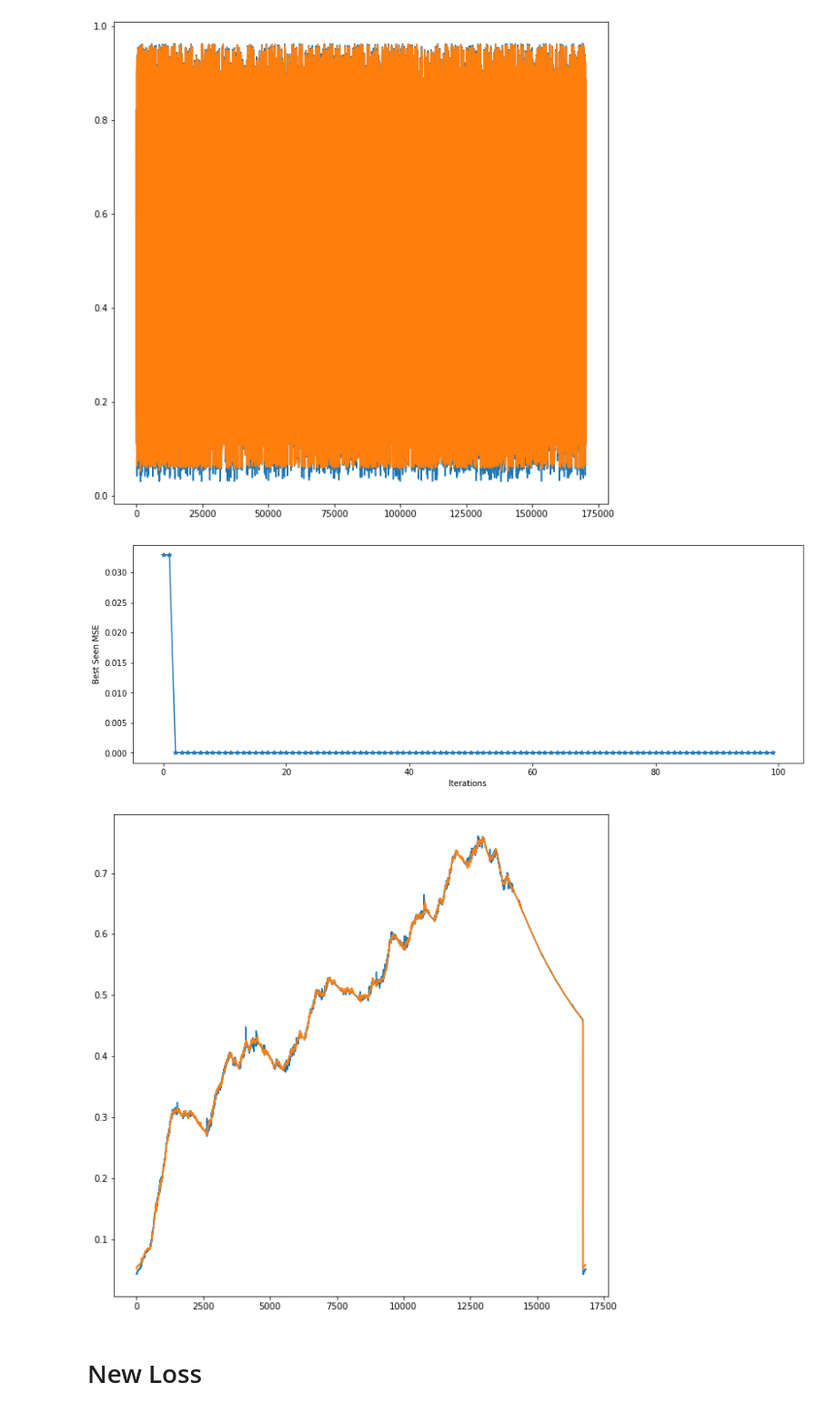
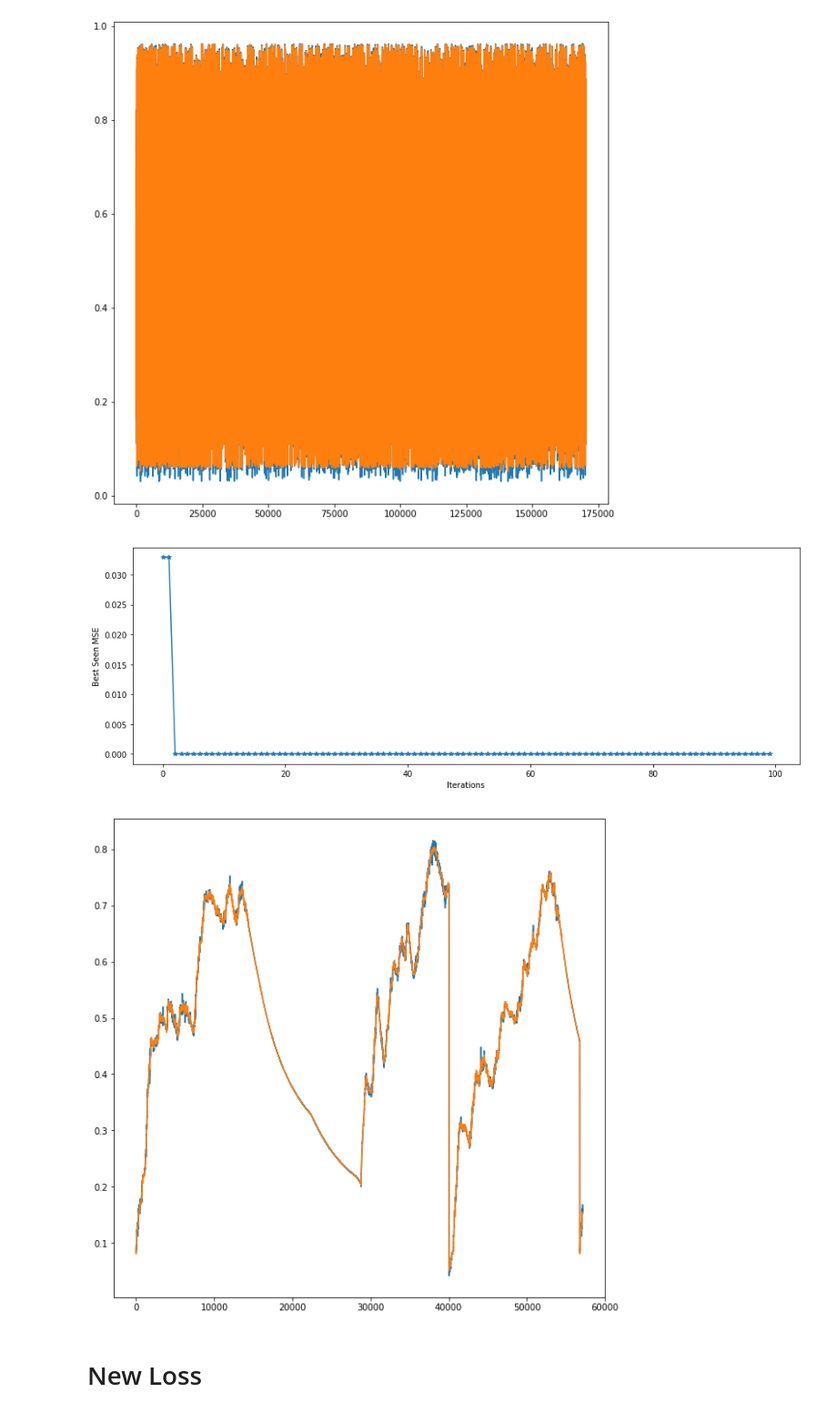
Before and after one commit to moiraghif/Electric-Motor-Temperature, a Jupyter notebook: AML_CNN.ipynb, the cells around one changed output. Shown at 91% size. Drawn from its saved outputs; the diff is of its cells as text; code cells hidden in the pictures.

```diff
--- a/AML_CNN.ipynb
+++ b/AML_CNN.ipynb
@@ -44,8 +44,8 @@ torch.__version__
 # %%
 device = "cuda" if torch.cuda.is_available() else "cpu"
 # %%
-path = "drive/My Drive/AML/"
-#path = ""
+#path = "drive/My Drive/AML/"
+path = ""
 
 df = pd.read_csv(path + "pmsm_temperature_data.csv")
 # %%
@@ -325,40 +325,43 @@ plt.xlabel('Iterations')
 plt.ylabel('Best Seen MSE')
 plt.show()
 # %% [output]
-[figure, old version]
+[figure, new version]
 # %%
-test_gen = dataloader([df_test[1].values], look_back, shuffle=False)
+look_back  = 60
+
+test_gen = dataloader([df.values for df in df_test], look_back, shuffle=False)
+size = np.sum(df.shape[0] for df in df_test)
 
 batch_size = 510
 
 y_test = []
 y_pred_all = []
-for x in range(0, df_test[1].shape[0], batch_size):
+for x in range(0, size, batch_size):
     X_test = []
     for i in range(batch_size):
         try:
             X,y = next(test_gen)
             X_test.append(X)
             y_test.append(y)
         except:
             break
 
     inpt = np.array(X_test).reshape(-1, look_back, 8)
     x_test_batch = torch.tensor(inpt,dtype=torch.float32).to(device)
     y_pred = best_model(x_test_batch)
 
     y_pred_all = np.append(y_pred_all,y_pred.cpu().detach().numpy())
 
 
 y_test = np.array(y_test).reshape(-1)
 
 plt.figure(figsize=(10,10))
 plt.plot(y_test[:])
 plt.plot(y_pred_all[:])
 
 plt.show()
 # %% [output]
-[figure, old version]
+[figure, new version]
 # %% [markdown]
 # New Loss
 # %%
```
Also changed, not shown: parts of 9 cells of this notebook, 7 other files.
